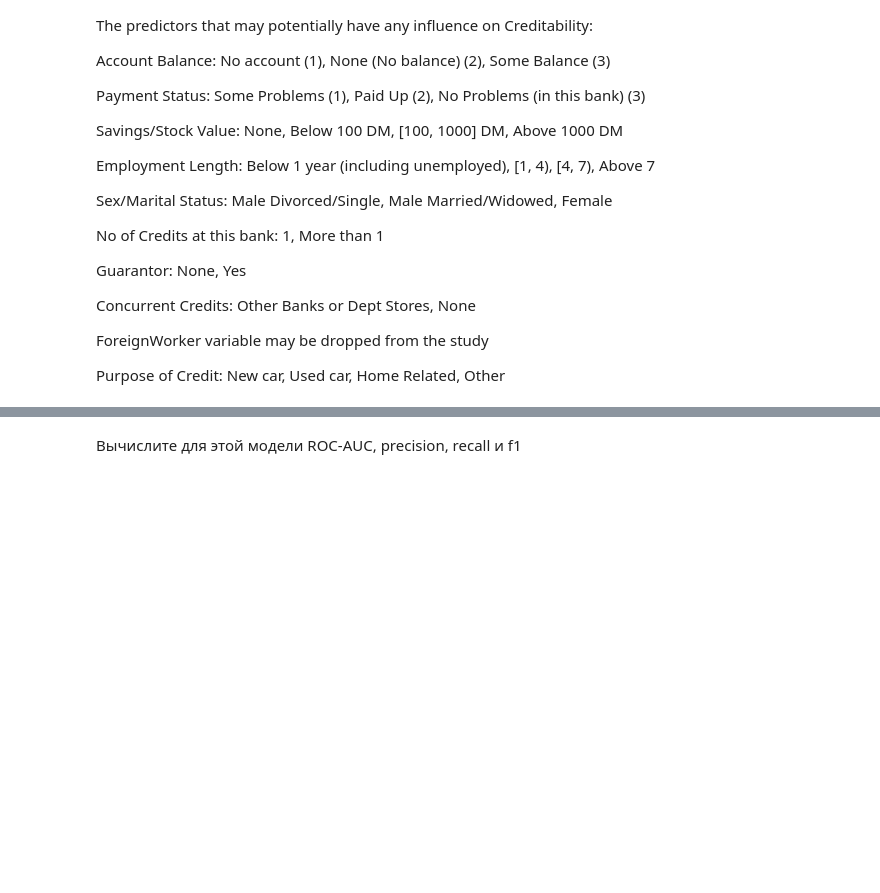
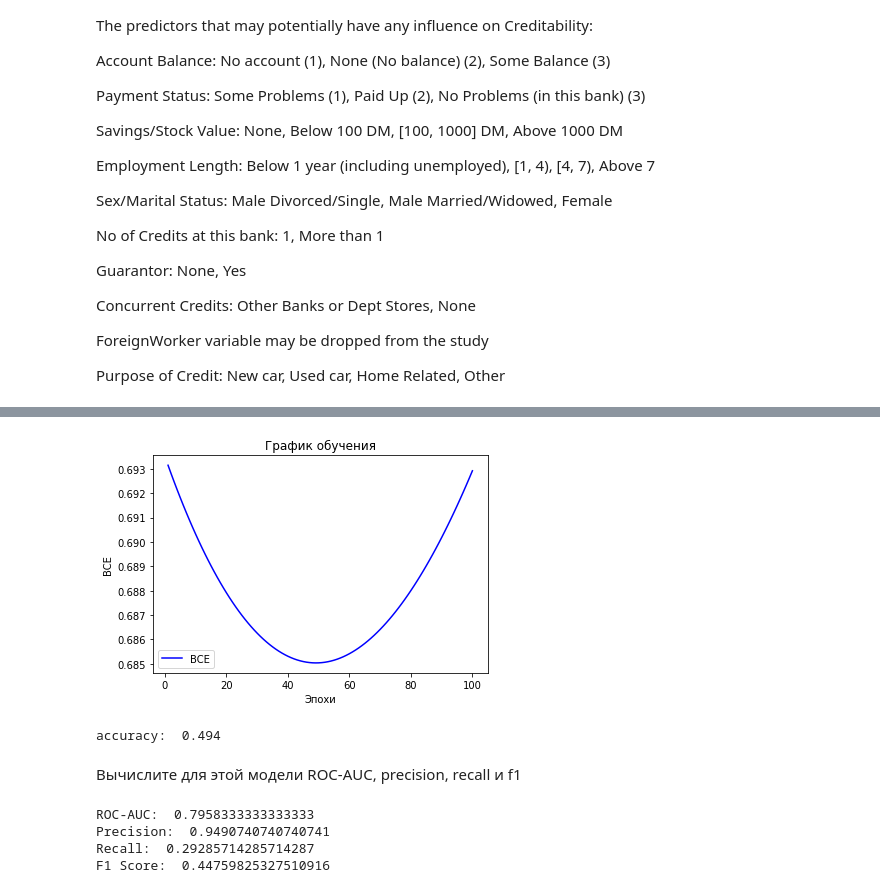
Before and after one commit to Katharina199819/lab3, a Jupyter notebook: Линейная модель и градиентный спуск.ipynb, the cells around one changed output, grey strips where cells are left out. Saved outputs shown, nothing was run; the diff lists cells and outputs as text; code cells hidden in the pictures; blank space fills up the shorter version.

```diff
--- a/Линейная модель и градиентный спуск.ipynb
+++ b/Линейная модель и градиентный спуск.ipynb
@@ -221,5 +236,5 @@ Purpose of Credit: New car, Used car, Home Related, Other
 # %%
 data = pd.read_csv('german.csv', sep=';')
 print(data.head())
-Y = ?
-X = ?
+Y = data['Creditability'].to_numpy()
+X = data.drop('Creditability', axis=1)
@@ -228,29 +279,46 @@ print(data.describe())
 # %%
 # Вычислите среднее по столбцам.
-mean = ?
+mean = X.mean()
 
 # Вычислите стандартное отклонение по столбцам.
-std = ?
+std = X.std()
 
 # Нормализуйте данные по столбцам (стандартное масштабирование).
-normalized_X = ?
+normalized_X = (X - mean) / std
 # %%
-lc = LinearClassifier(num_features=?)
-history = lc.fit(?)
+lc = LinearClassifier(num_features=normalized_X.shape[1])
+history = lc.fit(normalized_X.values, Y, learning_rate=0.01, epochs=100)
 # %%
 epochs = range(1, len(history) + 1)
 
 # Постройте график обучения.
-plt.plot(?, ?, 'b', label='BCE')
+plt.plot(epochs, history, 'b', label='BCE')
 plt.title('График обучения')
 plt.xlabel('Эпохи')
 plt.ylabel('BCE')
 plt.legend()
-
-# Отобразите график.
 plt.show()
+# %% [output]
+[figure, added]
 # %%
-pred = lc.predict(normalized_X)
+pred = lc.predict(normalized_X.values)
 print('accuracy: ', (pred == Y).sum() / len(Y))
+# %% [output]
+accuracy:  0.494
 # %% [markdown]
 Вычислите для этой модели ROC-AUC, precision, recall и f1
+# %%
+roc_auc = roc_auc_score(Y, lc.predict_proba(normalized_X.values))
+precision = precision_score(Y, pred)
+recall = recall_score(Y, pred)
+f1 = f1_score(Y, pred)
+
+print('ROC-AUC: ', roc_auc)
+print('Precision: ', precision)
+print('Recall: ', recall)
+print('F1 Score: ', f1)
+# %% [output]
+ROC-AUC:  0.7958333333333333
+Precision:  0.9490740740740741
+Recall:  0.29285714285714287
+F1 Score:  0.44759825327510916
```
Also changed, not shown: parts of 8 cells of this notebook.
